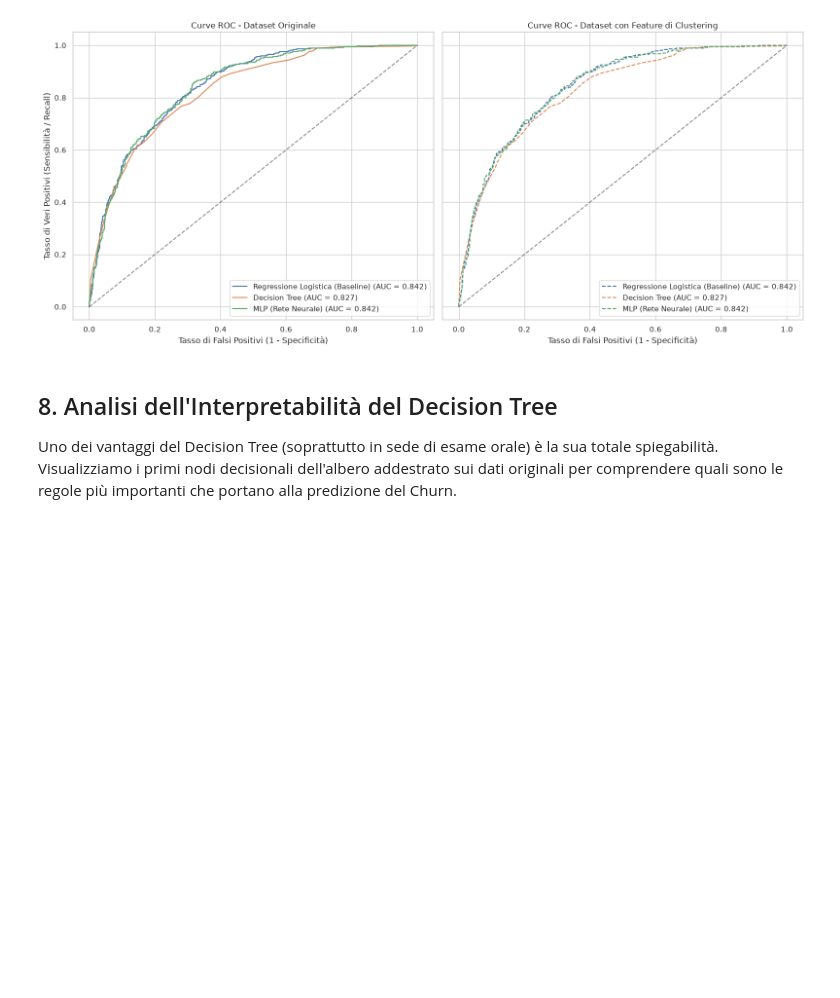
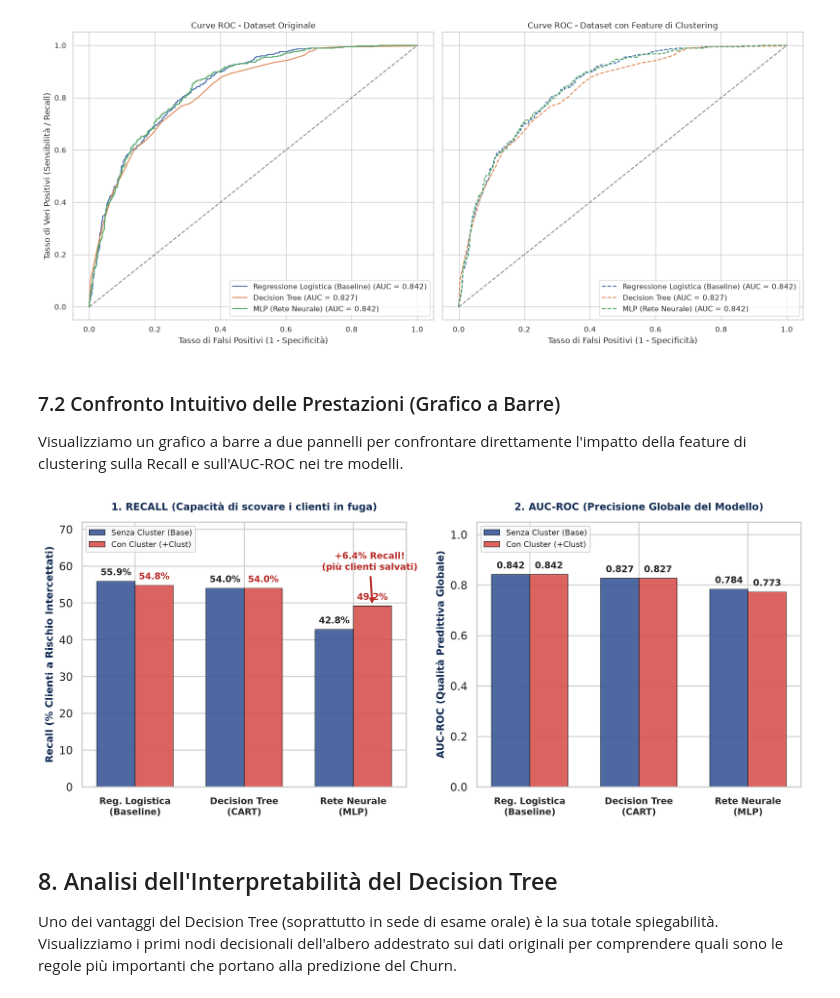
Before and after one commit to Mantineo-Massimo/IA, a Jupyter notebook: notebooks/churn_analysis.ipynb, the cells around one changed output. Cells and saved outputs as stored; diff of their text form; code cells hidden in the pictures; blank space fills up the shorter version.

```diff
--- a/notebooks/churn_analysis.ipynb
+++ b/notebooks/churn_analysis.ipynb
@@ -480,6 +457,79 @@ plt.savefig(f'{IMAGES_DIR}/curve_roc.png', dpi=300, bbox_inches='tight')
 plt.show()
 # %% [output]
 [figure]
+# %% [markdown]
+### 7.2 Confronto Intuitivo delle Prestazioni (Grafico a Barre)
+Visualizziamo un grafico a barre a due pannelli per confrontare direttamente l'impatto della feature di clustering sulla Recall e sull'AUC-ROC nei tre modelli.
+# %%
+import matplotlib.pyplot as plt
+import numpy as np
+
+fig, (ax1, ax2) = plt.subplots(1, 2, figsize=(11, 4.8), dpi=300)
+
+models = ['Reg. Logistica\n(Baseline)', 'Decision Tree\n(CART)', 'Rete Neurale\n(MLP)']
+x = np.arange(len(models))
+width = 0.35
+
+color_base = '#3B5998'
+color_clust = '#D9534F'
+
+recall_base = [55.9, 54.0, 42.8]
+recall_clust = [54.8, 54.0, 49.2]
+
+auc_base = [0.842, 0.827, 0.784]
+auc_clust = [0.842, 0.827, 0.773]
+
+# --- Subplot 1: RECALL ---
+rects1 = ax1.bar(x - width/2, recall_base, width, label='Senza Cluster (Base)', color=color_base, alpha=0.9, edgecolor='black', linewidth=0.5)
+rects2 = ax1.bar(x + width/2, recall_clust, width, label='Con Cluster (+Clust)', color=color_clust, alpha=0.9, edgecolor='black', linewidth=0.5)
+
+ax1.set_ylabel('Recall (% Clienti a Rischio Intercettati)', fontsize=10, fontweight='bold', color='#142D55')
+ax1.set_title('1. RECALL (Capacità di scovare i clienti in fuga)', fontsize=10, fontweight='bold', color='#142D55', pad=12)
+ax1.set_xticks(x)
+ax1.set_xticklabels(models, fontsize=9, fontweight='bold')
+ax1.set_ylim(0, 72)
+ax1.legend(frameon=True, facecolor='#F8F9FC', fontsize=8, loc='upper left')
+
+for rect in rects1:
+    height = rect.get_height()
+    ax1.annotate(f'{height:.1f}%', xy=(rect.get_x() + rect.get_width()/2, height),
+                xytext=(0, 4), textcoords="offset points", ha='center', va='bottom', fontsize=9, fontweight='bold')
+
+for rect in rects2:
+    height = rect.get_height()
+    ax1.annotate(f'{height:.1f}%', xy=(rect.get_x() + rect.get_width()/2, height),
+                xytext=(0, 4), textcoords="offset points", ha='center', va='bottom', fontsize=9, fontweight='bold', color='#B92C28')
+
+ax1.annotate('+6.4% Recall!\n(più clienti salvati)', xy=(2 + width/2, 49.2), xytext=(2.15, 59),
+            arrowprops=dict(arrowstyle='->', color='#B92C28', lw=2),
+            fontsize=9, fontweight='bold', color='#B92C28', ha='center')
+
+# --- Subplot 2: AUC-ROC ---
+rects3 = ax2.bar(x - width/2, auc_base, width, label='Senza Cluster (Base)', color=color_base, alpha=0.9, edgecolor='black', linewidth=0.5)
+rects4 = ax2.bar(x + width/2, auc_clust, width, label='Con Cluster (+Clust)', color=color_clust, alpha=0.9, edgecolor='black', linewidth=0.5)
+
+ax2.set_ylabel('AUC-ROC (Qualità Predittiva Globale)', fontsize=10, fontweight='bold', color='#142D55')
+ax2.set_title('2. AUC-ROC (Precisione Globale del Modello)', fontsize=10, fontweight='bold', color='#142D55', pad=12)
+ax2.set_xticks(x)
+ax2.set_xticklabels(models, fontsize=9, fontweight='bold')
+ax2.set_ylim(0, 1.05)
+ax2.legend(frameon=True, facecolor='#F8F9FC', fontsize=8, loc='upper left')
+
+for rect in rects3:
+    height = rect.get_height()
+    ax2.annotate(f'{height:.3f}', xy=(rect.get_x() + rect.get_width()/2, height),
+                xytext=(0, 4), textcoords="offset points", ha='center', va='bottom', fontsize=9, fontweight='bold')
+
+for rect in rects4:
+    height = rect.get_height()
+    ax2.annotate(f'{height:.3f}', xy=(rect.get_x() + rect.get_width()/2, height),
+                xytext=(0, 4), textcoords="offset points", ha='center', va='bottom', fontsize=9, fontweight='bold')
+
+plt.tight_layout()
+plt.savefig(f'{IMAGES_DIR}/confronto_prestazioni_barre.png', dpi=300, bbox_inches='tight')
+plt.show()
+# %% [output]
+[figure, added]
 # %% [markdown]
 ## 8. Analisi dell'Interpretabilità del Decision Tree
 Uno dei vantaggi del Decision Tree (soprattutto in sede di esame orale) è la sua totale spiegabilità. Visualizziamo i primi nodi decisionali dell'albero addestrato sui dati originali per comprendere quali sono le regole più importanti che portano alla predizione del Churn.
```
Also changed, not shown: parts of 1 cell of this notebook, 8 other files.
